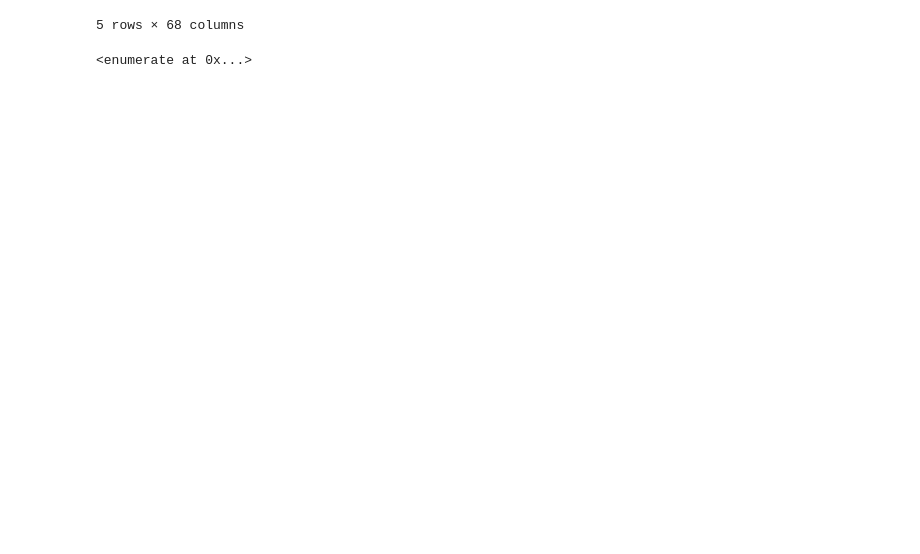
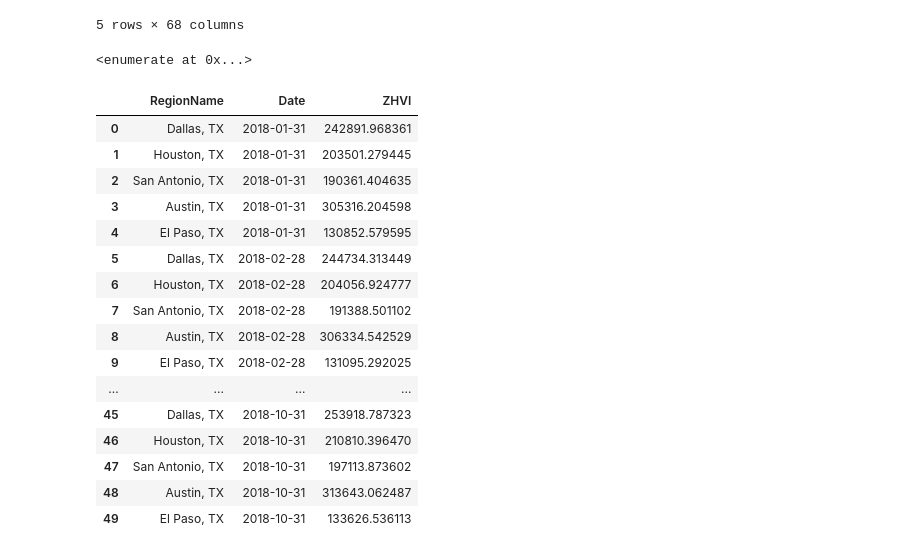
Before and after one commit to rjosanchez/project4-team1, a Jupyter notebook: ZHVI_Clean_Up.ipynb, the cells around one changed output. Saved outputs shown, nothing was run; the diff lists cells and outputs as text; code cells hidden in the pictures; blank space fills up the shorter version.

Commit message:
melted df, split by city

```diff
--- a/ZHVI_Clean_Up.ipynb
+++ b/ZHVI_Clean_Up.ipynb
@@ -117,0 +122,27 @@ city = {
+# %%
+# Melt the dataframe to transform it from wide to long format
+melted_df = pd.melt(df_dates_only, id_vars=["RegionName"],
+                    value_vars=df_dates_only.columns[1:],
+                    var_name="Date",
+                    value_name="ZHVI")
+
+# Display the first few rows of the melted dataframe
+melted_df.head(50)
+# %% [output]
+|  | RegionName | Date | ZHVI |
+| 0 | Dallas, TX | 2018-01-31 | 242891.968361 |
+| 1 | Houston, TX | 2018-01-31 | 203501.279445 |
+| 2 | San Antonio, TX | 2018-01-31 | 190361.404635 |
+| 3 | Austin, TX | 2018-01-31 | 305316.204598 |
+| 4 | El Paso, TX | 2018-01-31 | 130852.579595 |
+| 5 | Dallas, TX | 2018-02-28 | 244734.313449 |
+| 6 | Houston, TX | 2018-02-28 | 204056.924777 |
+| 7 | San Antonio, TX | 2018-02-28 | 191388.501102 |
+| 8 | Austin, TX | 2018-02-28 | 306334.542529 |
+| 9 | El Paso, TX | 2018-02-28 | 131095.292025 |
+| ... | ... | ... | ... |
+| 45 | Dallas, TX | 2018-10-31 | 253918.787323 |
+| 46 | Houston, TX | 2018-10-31 | 210810.396470 |
+| 47 | San Antonio, TX | 2018-10-31 | 197113.873602 |
+| 48 | Austin, TX | 2018-10-31 | 313643.062487 |
+| 49 | El Paso, TX | 2018-10-31 | 133626.536113 |
```
Also changed, not shown: parts of 11 cells of this notebook.
